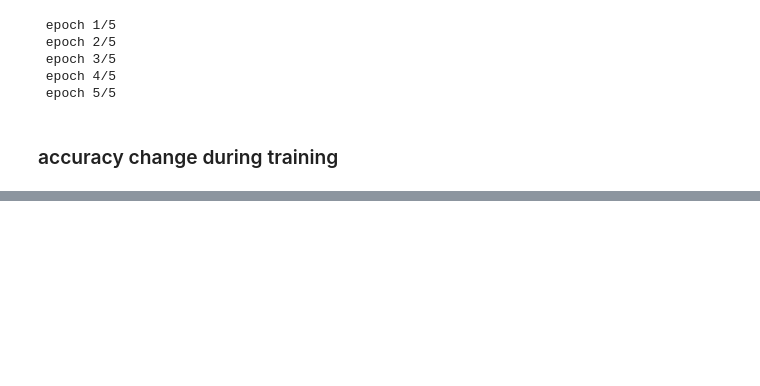
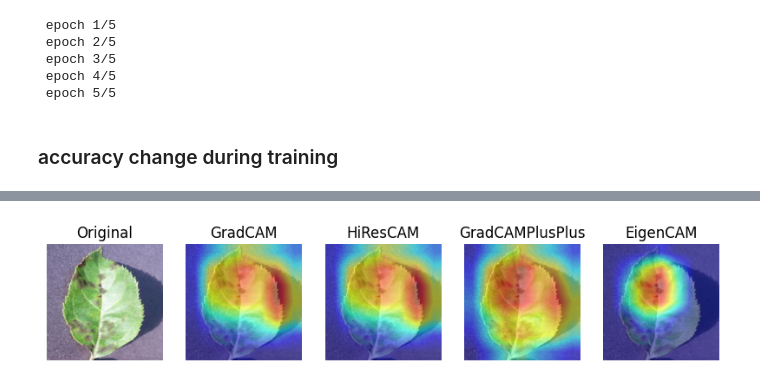
Before and after one commit to Eikthyrnir/UAM_labs, a Jupyter notebook: sem3/comp_vision/lab_2_23.ipynb, the cells around one changed output, grey strips where cells are left out. Saved outputs shown, nothing was run; the diff lists cells and outputs as text; code cells hidden in the pictures; blank space fills up the shorter version.

```diff
--- a/sem3/comp_vision/lab_2_23.ipynb
+++ b/sem3/comp_vision/lab_2_23.ipynb
@@ -284,0 +407,50 @@ plt.show()
+# %%
+# Testy pokazały, że grad-cam w pewnych przypadkach podświetla niestotne dla budowy modelu fragmenty obrazu - jej poprawiona wersja to algorytm HiResCAM
+with HiResCAM(model=resnet_model, target_layers=target_layers) as cam:
+    grayscale_cam = cam(input_tensor=input_tensor)
+    grayscale_cam = grayscale_cam[0]
+
+    cam_image_hr = show_cam_on_image(rgb_img, grayscale_cam, use_rgb=True)
+# %%
+with GradCAMPlusPlus(model=resnet_model, target_layers=target_layers) as cam:
+    grayscale_cam = cam(input_tensor=input_tensor)
+    grayscale_cam = grayscale_cam[0]
+
+    cam_image_pp = show_cam_on_image(rgb_img, grayscale_cam, use_rgb=True)
+
+with EigenCAM(model=resnet_model, target_layers=target_layers) as cam:
+    grayscale_cam = cam(input_tensor=input_tensor)
+    grayscale_cam = grayscale_cam[0]
+
+    cam_image_eigen = show_cam_on_image(rgb_img, grayscale_cam, use_rgb=True)
+# %%
+plt.figure(figsize=(10,4))
+
+plt.subplot(1,5,1)
+plt.title("Original")
+plt.imshow(rgb_img)
+plt.axis("off")
+
+plt.subplot(1,5,2)
+plt.title("GradCAM")
+plt.imshow(cam_image)
+plt.axis("off")
+
+plt.subplot(1,5,3)
+plt.title("HiResCAM")
+plt.imshow(cam_image_hr)
+plt.axis("off")
+
+plt.subplot(1,5,4)
+plt.title("GradCAMPlusPlus")
+plt.imshow(cam_image_pp)
+plt.axis("off")
+
+plt.subplot(1,5,5)
+plt.title("EigenCAM")
+plt.imshow(cam_image_eigen)
+plt.axis("off")
+
+plt.show()
+# %% [output]
+[figure, added]
```
Also changed, not shown: parts of 19 cells of this notebook.
